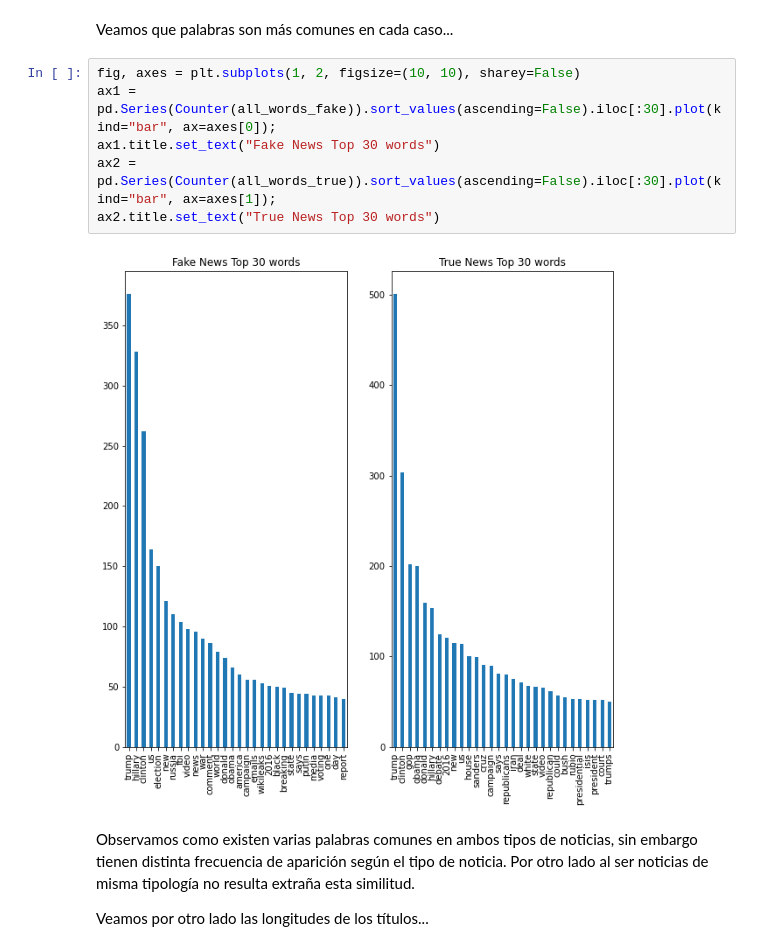
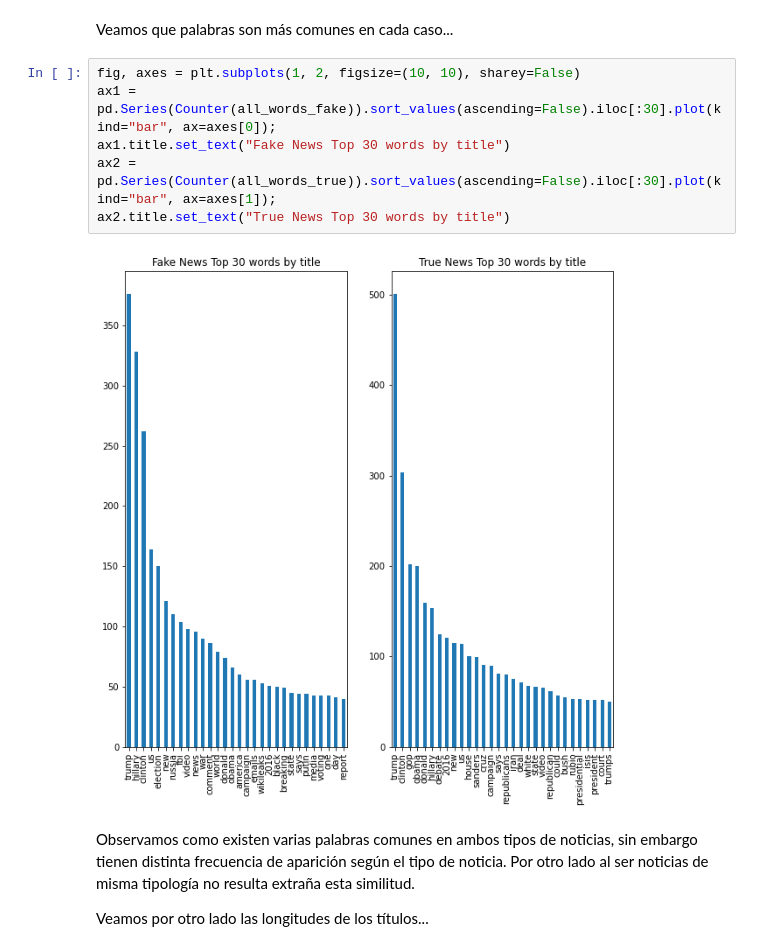
Before and after one commit to carviagu/fake_news_classifier_model, a Jupyter notebook: notebooks/1.0-cvg-data-exploration.ipynb, the cells around one changed output. Saved outputs shown, nothing was run; the diff lists cells and outputs as text.

```diff
--- a/notebooks/1.0-cvg-data-exploration.ipynb
+++ b/notebooks/1.0-cvg-data-exploration.ipynb
@@ -202,11 +202,11 @@ Veamos que palabras son más comunes en cada caso...
 # %%
 fig, axes = plt.subplots(1, 2, figsize=(10, 10), sharey=False)
 ax1 = pd.Series(Counter(all_words_fake)).sort_values(ascending=False).iloc[:30].plot(kind="bar", ax=axes[0]);
-ax1.title.set_text("Fake News Top 30 words")
+ax1.title.set_text("Fake News Top 30 words by title")
 ax2 = pd.Series(Counter(all_words_true)).sort_values(ascending=False).iloc[:30].plot(kind="bar", ax=axes[1]);
-ax2.title.set_text("True News Top 30 words")
+ax2.title.set_text("True News Top 30 words by title")
 # %% [output]
-[figure, old version]
+[figure, new version]
 # %% [markdown]
 Observamos como existen varias palabras comunes en ambos tipos de noticias, sin embargo tienen distinta frecuencia de aparición según el tipo de noticia. Por otro lado al ser noticias de misma tipología no resulta extraña esta similitud.
 
```
Also changed, not shown: parts of 4 cells of this notebook, 18 other files.
